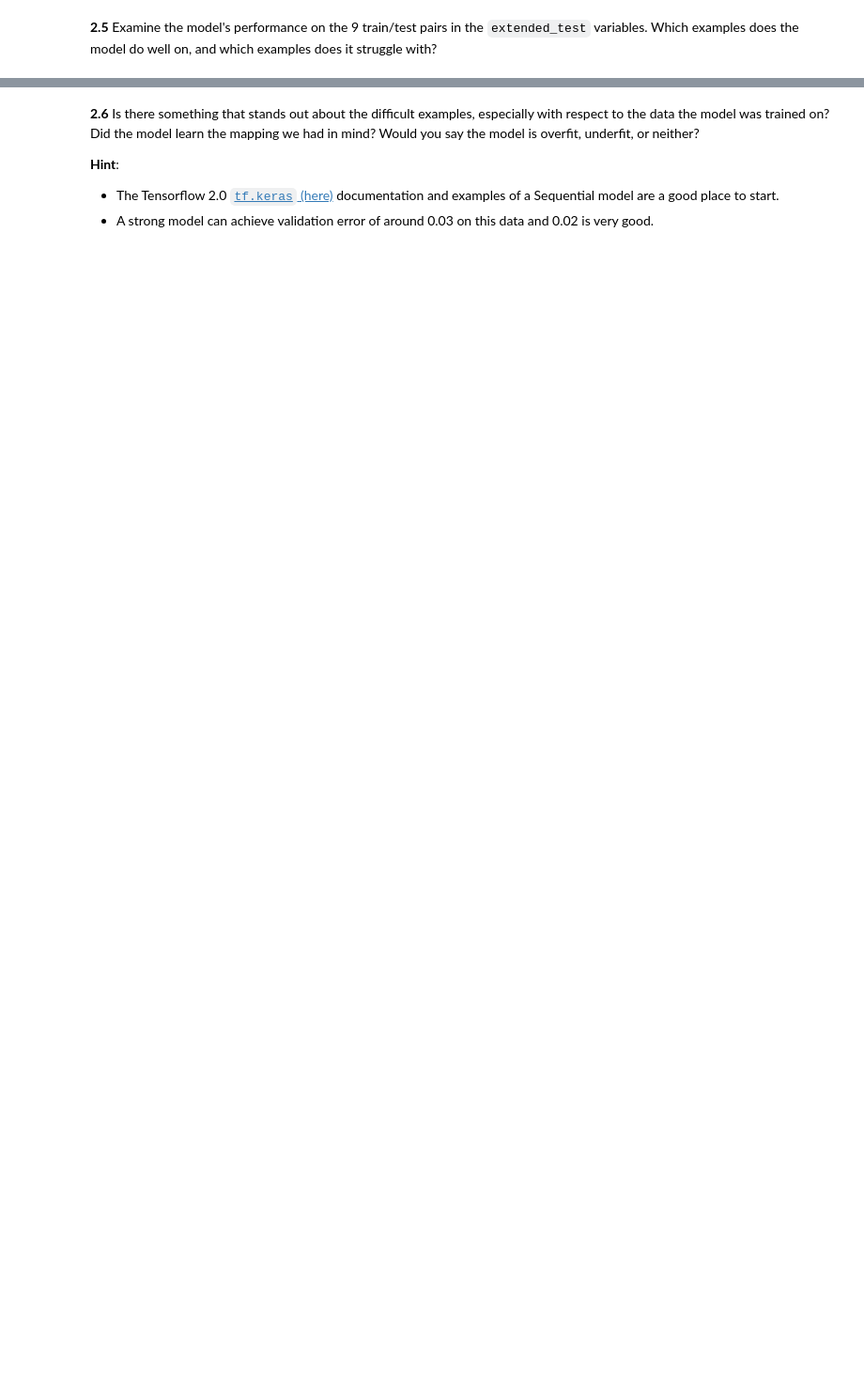
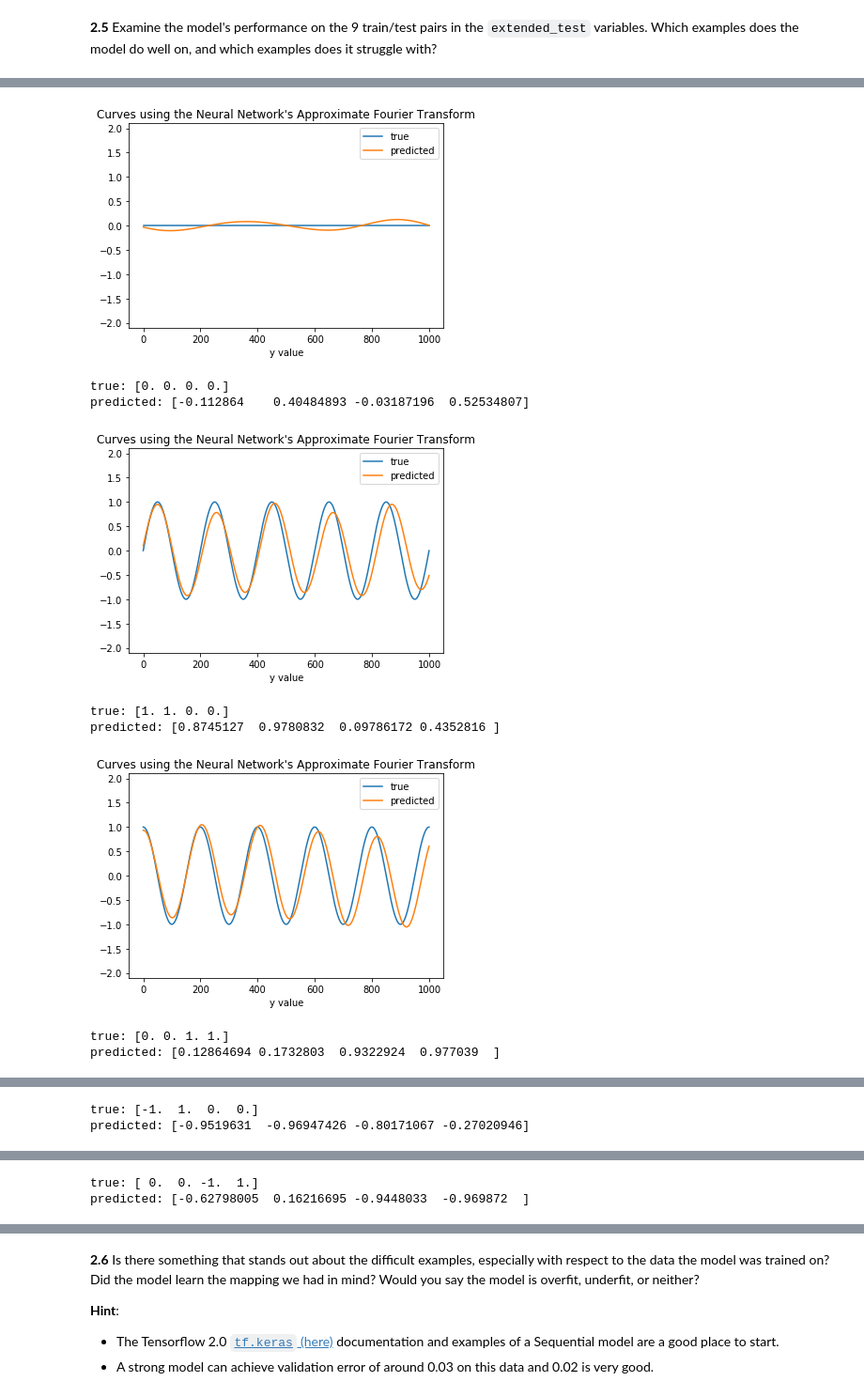
Before and after one commit to katiegrosch/2019-CS109A, a Jupyter notebook: content/homeworks/cs109a_hw7_209/cs109a_hw7.ipynb, the cells around one changed output, grey strips where cells are left out. Shown at 94% size. Drawn from its saved outputs; the diff is of its cells as text; code cells hidden in the pictures; blank space fills up the shorter version.

```diff
--- a/content/homeworks/cs109a_hw7_209/cs109a_hw7.ipynb
+++ b/content/homeworks/cs109a_hw7_209/cs109a_hw7.ipynb
@@ -564,0 +580,12 @@ print(f'Excended accuracy={extended_accuracy}')
+# %%
+plot_predictions(model, X_extended_test, y_extended_test)
+# %% [output]
+[figure, added]
+true: [0. 0. 0. 0.]
+predicted: [-0.112864    0.40484893 -0.03187196  0.52534807]
+[figure, added]
+true: [1. 1. 0. 0.]
+predicted: [0.8745127  0.9780832  0.09786172 0.4352816 ]
+[figure, added]
+true: [0. 0. 1. 1.]
+predicted: [0.12864694 0.1732803  0.9322924  0.977039  ]
@@ -564,0 +593,2 @@ print(f'Excended accuracy={extended_accuracy}')
+true: [-1.  1.  0.  0.]
+predicted: [-0.9519631  -0.96947426 -0.80171067 -0.27020946]
@@ -564,0 +596,2 @@ print(f'Excended accuracy={extended_accuracy}')
+true: [ 0.  0. -1.  1.]
+predicted: [-0.62798005  0.16216695 -0.9448033  -0.969872  ]
```
Also changed, not shown: parts of 16 cells of this notebook.
